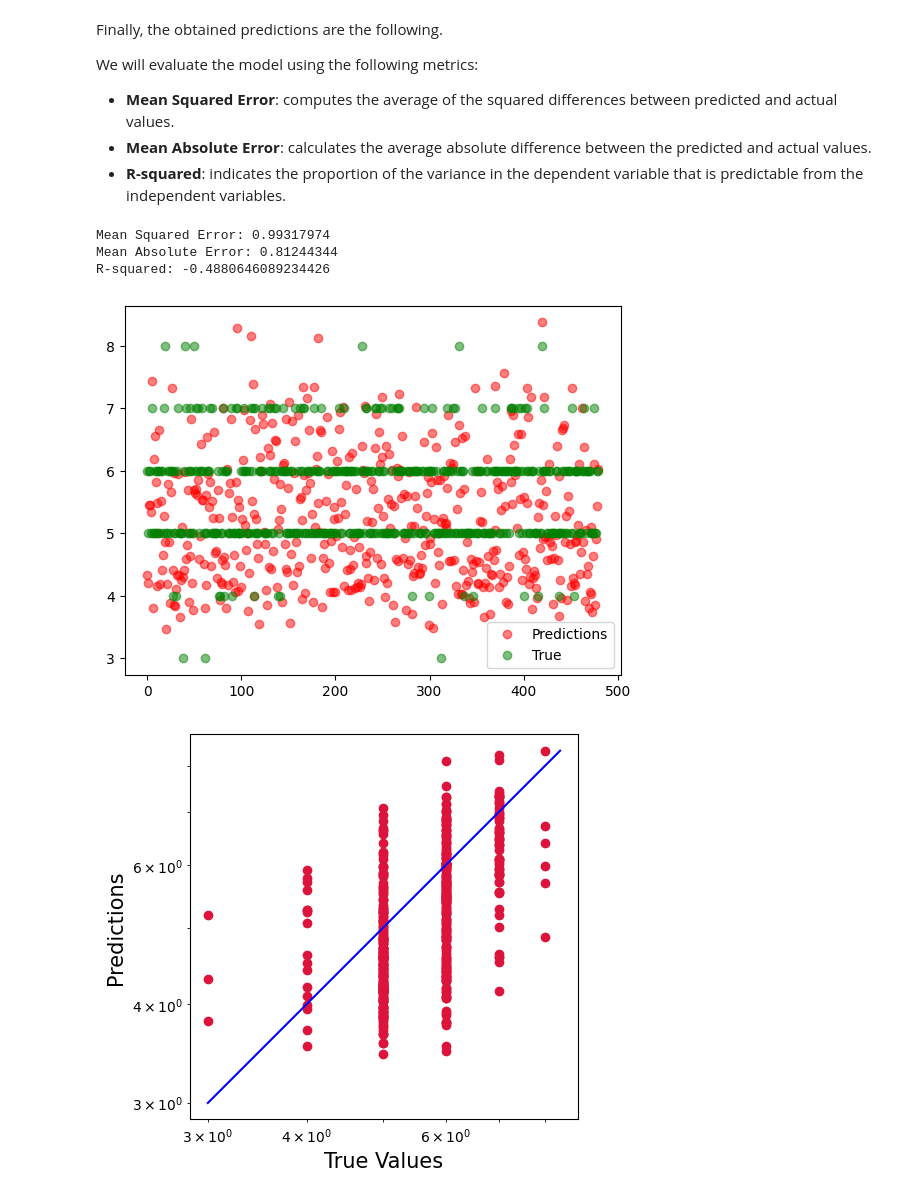
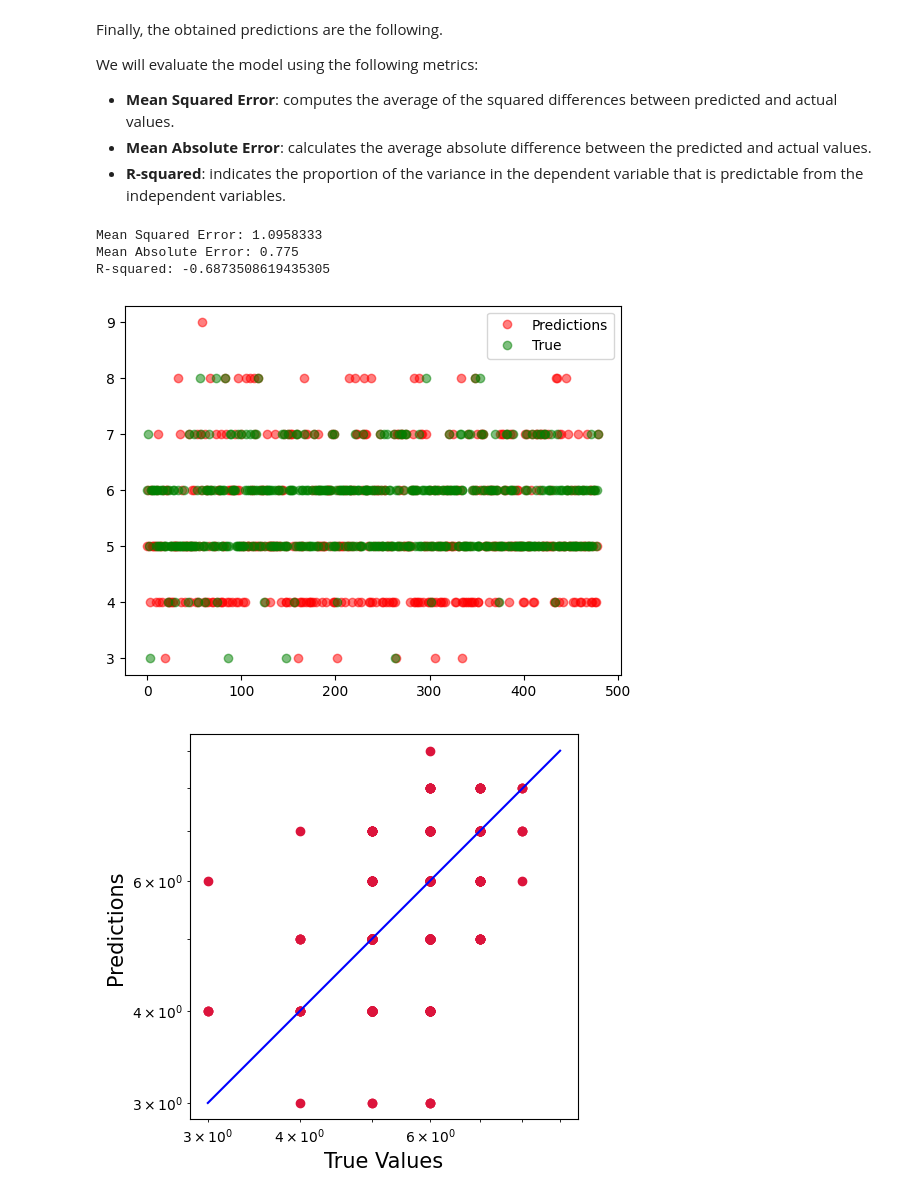
Before and after one commit to lorenzozanolin/DeepLearningLab, a Jupyter notebook: Exercises/Exercise 2/Regression/linear-regression.ipynb, the cells around one changed output. Drawn from its saved outputs; the diff is of its cells as text; code cells hidden in the pictures.

```diff
--- a/Exercises/Exercise 2/Regression/linear-regression.ipynb
+++ b/Exercises/Exercise 2/Regression/linear-regression.ipynb
@@ -153,8 +153,8 @@ tensor([[ 0.2986, -0.7205, -0.8184,  ..., -0.2840, -0.7305,  0.7136],
 # %% [markdown]
 Initialize the weights and bias of the linear regression
 # %%
-n_features = X_train.shape[1]
-weights = torch.randn((n_features),requires_grad=True) # initialize a random tensor of weights, one weight for each feature
+n_features = X_train.shape[1] #contains the number of features excluding the label
+weights = torch.normal(0, 0.01, size=(n_features,1),requires_grad=True) # initialize a random tensor of weights, one weight for each feature
 bias = torch.zeros(1, requires_grad=True)
 # %% [markdown]
 Some functions definitions
@@ -168,6 +168,27 @@ def sgd(params, lr, batch_size):    #we will use stochastic GD
     with torch.no_grad():
         for param in params:
             param -= lr * param.grad / batch_size
+            param.grad.zero_()
+
+def mgd(params, lr, batch_size, momentum):
+    v1=torch.zeros(1)
+    v2=torch.zeros(1)
+    with torch.no_grad():
+        x = 0   #naive solution to dimension problem that appears when I update w and b
+        for param in params:
+            x+=1
+            if(x==1):
+                v1 = (momentum * v1) - (lr * param.grad)
+                param += v1 #in questo punto c'è un problema legato alla dimensionalità
+
+            else:
+
+                v2 = (momentum * v2) - (lr * param.grad)
+                #print(param.shape)
+                #print(v2.shape)
+                param += v2 #in questo punto c'è un problema legato alla dimensionalità
+
+
             param.grad.zero_()
 
 criterion = nn.MSELoss()    #the loss function will be mean squared error
@@ -202,14 +223,15 @@ Training loop
 # %%
 # MINI BATCH, calculate for each round the derivative for each minibatch, and then sum up them together
 num_iterations = 512
-batch_size = 16
-lr = 1e-3
+batch_size = 32
+lr = 1e-2
 print('Training loss:')
 for i in range(num_iterations):
     for X, y in data_iter(batch_size, X_train_N, y_train_n):
         loss = squared_loss(linreg(X,weights,bias),y)    #calculate the prediction, i.e. X(train features) * weights +b; then the loss w.r.t. labels
         loss.sum().backward() #derivate calc
         sgd([weights,bias],lr,batch_size)   #update weights
+        #mgd([weights,bias],lr,batch_size,0.9)   #update weights
     with torch.no_grad():
         train_l = squared_loss(linreg(X, weights, bias), y) #loss of the final batch of the round
         print(f'epoch {i + 1}, loss {float(train_l.mean()):f}')
@@ -257,21 +279,21 @@ We will evaluate the model using the following metrics:
 # %%
 test_predictions_N = []
 with torch.no_grad():
     for X in X_test_N:
         test_predictions_N.append(linreg(X,weights,bias))       #we calculate all the predictions on the test set
 
 _,_,test_predictions,y_test = denormalize_features(X_train_N,X_test_N,torch.tensor(test_predictions_N),y_test_n)    #we denormalize the features
 
-#test_predictions = test_predictions.round()     #aproximation, since we need int values
+test_predictions = test_predictions.round()     #aproximation, since we need int values
 
 with torch.no_grad():
     print_correctness(y_test,test_predictions)  #prints accuracy
     print_result(y_test,test_predictions)
 # %% [output]
-Mean Squared Error: 0.99317974
-Mean Absolute Error: 0.81244344
-R-squared: -0.4880646089234426
+Mean Squared Error: 1.0958333
+Mean Absolute Error: 0.775
+R-squared: -0.6873508619435305
-[figure, old version]
+[figure, new version]
 # %%
 plt.figure(figsize=(5,5))
 plt.scatter(y_test, test_predictions, c='crimson')
@@ -286,4 +308,4 @@ plt.ylabel('Predictions', fontsize=15)
 plt.axis('equal')
 plt.show()
 # %% [output]
-[figure, old version]
+[figure, new version]
```
Also changed, not shown: parts of 4 cells of this notebook.
